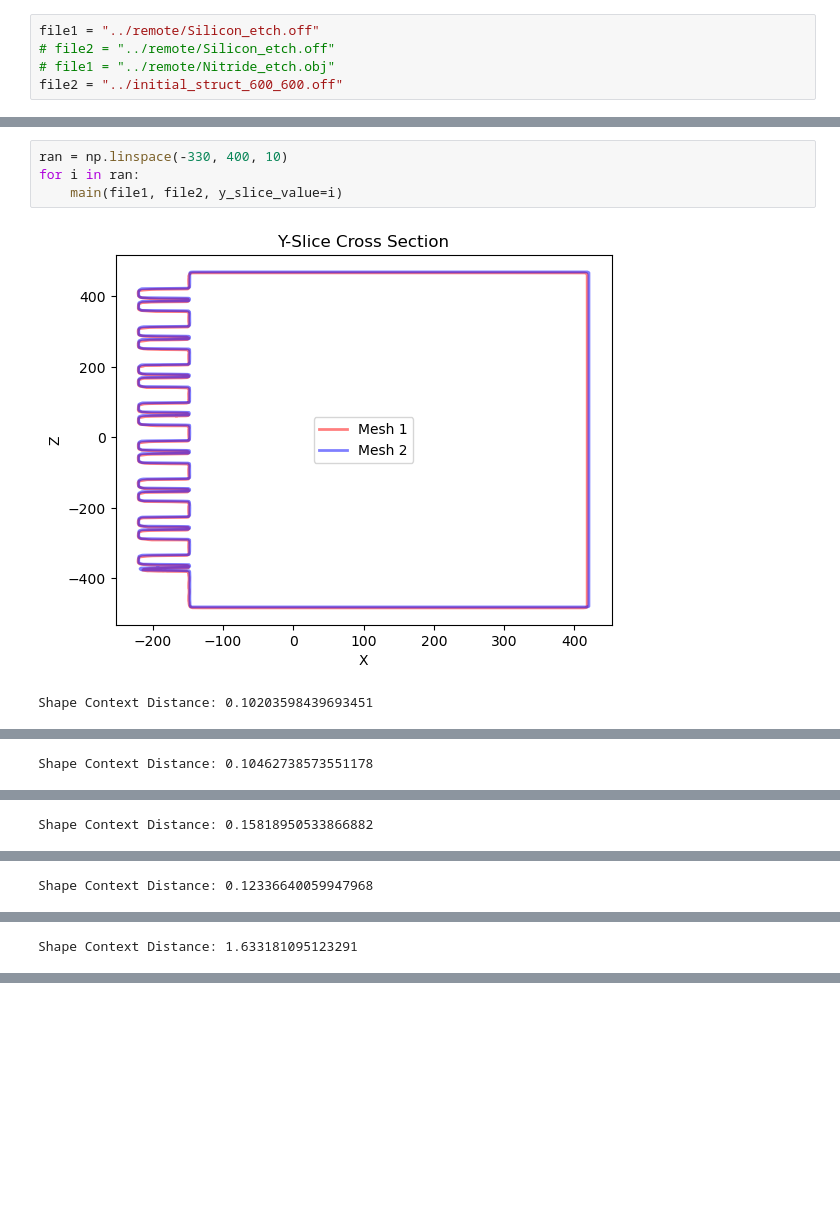
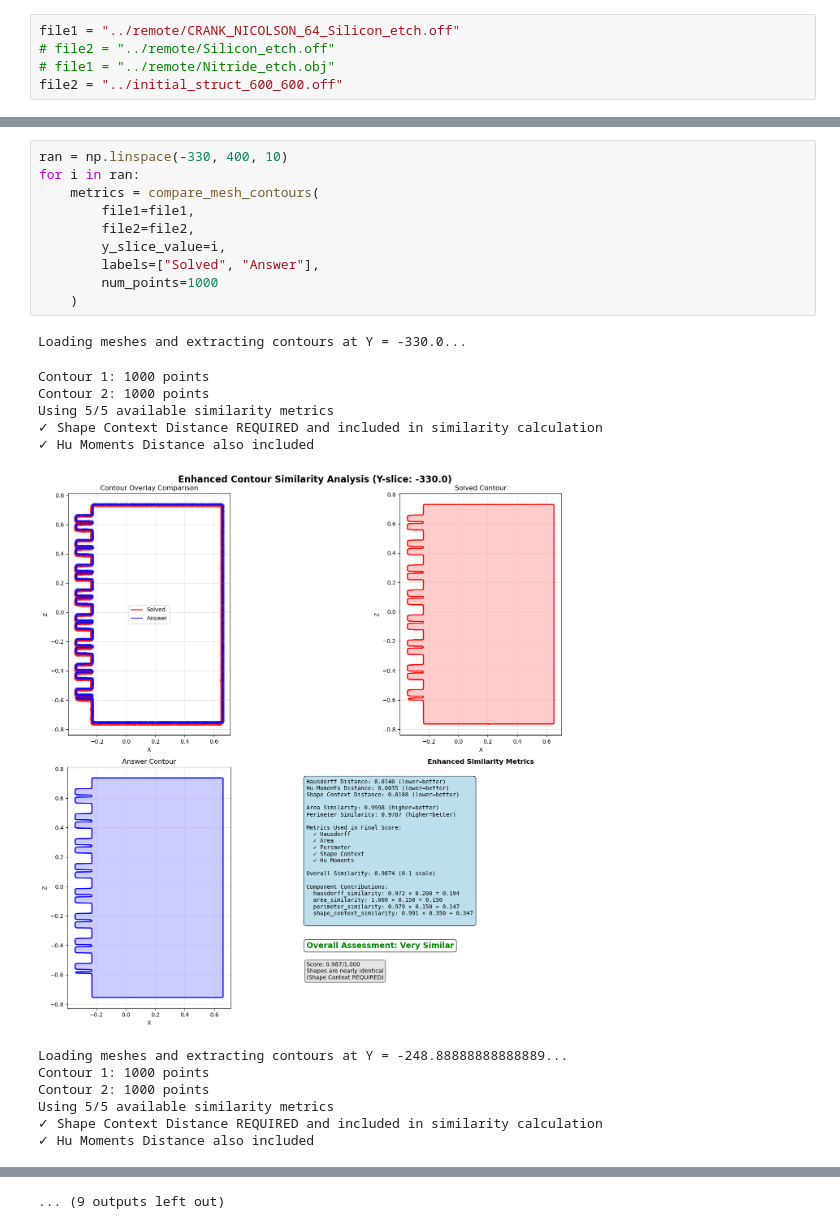
Before and after one commit to Yin169/pLSM-etching, a Jupyter notebook: notebook/compare.ipynb, the cells around one changed output, grey strips where cells are left out. Cells and saved outputs as stored; diff of their text form; blank space fills up the shorter version.

Commit message:
update compare

```diff
--- a/notebook/compare.ipynb
+++ b/notebook/compare.ipynb
@@ -1,5 +1,5 @@
 # %%
-file1 = "../remote/Silicon_etch.off"
+file1 = "../remote/CRANK_NICOLSON_64_Silicon_etch.off"
 # file2 = "../remote/Silicon_etch.off"
 # file1 = "../remote/Nitride_etch.obj"
 file2 = "../initial_struct_600_600.off"
@@ -83,7 +420,24 @@ def main(file1, file2, y_slice_value=100):
 # %%
 ran = np.linspace(-330, 400, 10)
 for i in ran:
-	main(file1, file2, y_slice_value=i)
+	metrics = compare_mesh_contours(
+    	file1=file1,
+    	file2=file2,
+    	y_slice_value=i,
+    	labels=["Solved", "Answer"],
+    	num_points=1000
+	)
 # %% [output]
+Loading meshes and extracting contours at Y = -330.0...
+Contour 1: 1000 points
+Contour 2: 1000 points
+Using 5/5 available similarity metrics
+✓ Shape Context Distance REQUIRED and included in similarity calculation
+✓ Hu Moments Distance also included
-[figure, old version]
+[figure, new version]
-Shape Context Distance: 0.10203598439693451
+Loading meshes and extracting contours at Y = -248.88888888888889...
+Contour 1: 1000 points
+Contour 2: 1000 points
+Using 5/5 available similarity metrics
+✓ Shape Context Distance REQUIRED and included in similarity calculation
+✓ Hu Moments Distance also included
@@ -91 +444,0 @@ Shape Context Distance: 0.10203598439693451
-Shape Context Distance: 0.10462738573551178
@@ -93 +451,0 @@ Shape Context Distance: 0.10462738573551178
-Shape Context Distance: 0.15818950533866882
@@ -95 +458,0 @@ Shape Context Distance: 0.15818950533866882
-Shape Context Distance: 0.12336640059947968
@@ -97 +465,0 @@ Shape Context Distance: 0.12336640059947968
-Shape Context Distance: 1.633181095123291
@@ -98,0 +472 @@ Shape Context Distance: 1.633181095123291
+... (9 outputs left out)
```
Also changed, not shown: parts of 2 cells of this notebook, 1 other file.
